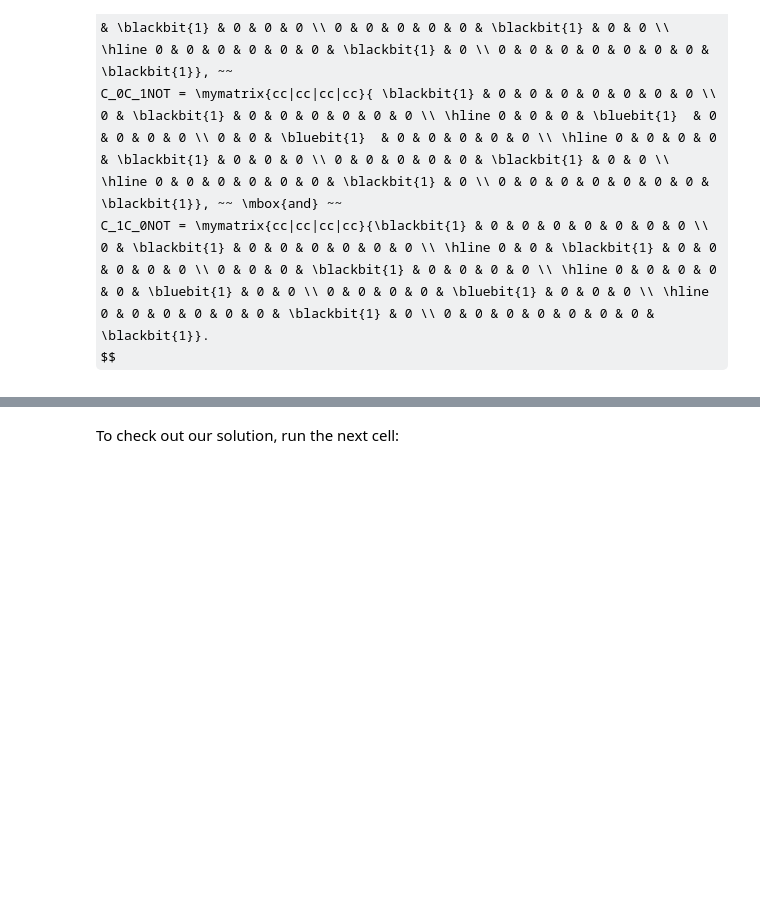
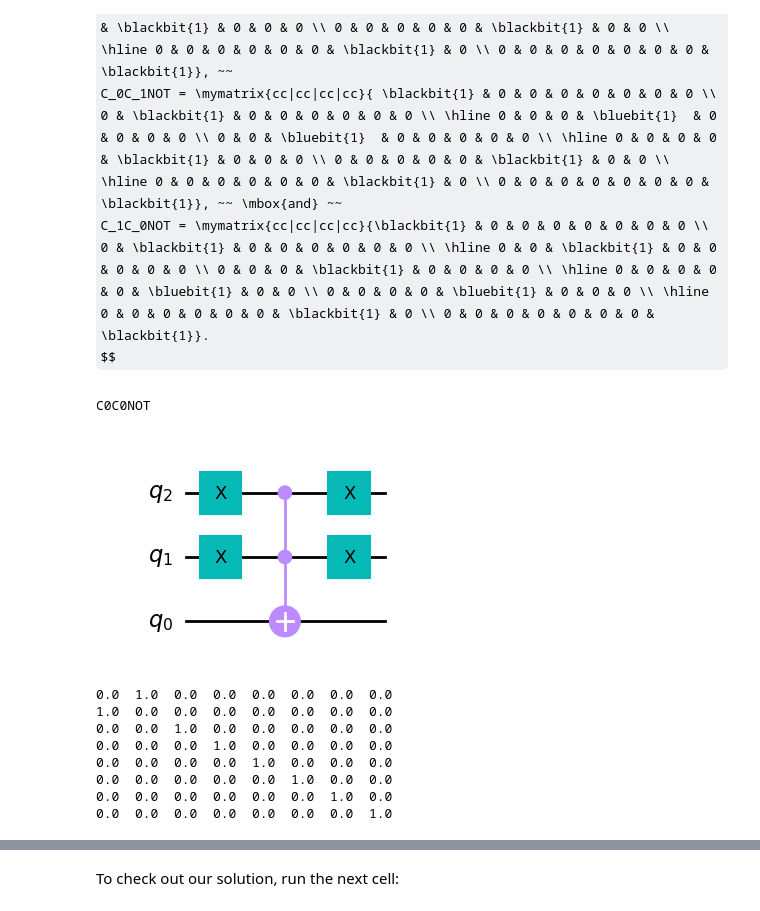
Before and after one commit to james-lucius/qureca_ADEQUATE, a Jupyter notebook: M2_331_Multiple_Control_Constructions_Exercise.ipynb, the cells around one changed output, grey strips where cells are left out. Cells and saved outputs as stored; diff of their text form; code cells hidden in the pictures; some formulas as TeX source; blank space fills up the shorter version.

```diff
--- a/M2_331_Multiple_Control_Constructions_Exercise.ipynb
+++ b/M2_331_Multiple_Control_Constructions_Exercise.ipynb
@@ -97,0 +94,35 @@ $$
+# %%
+#
+# your solution is here
+#
+from qiskit import QuantumRegister, ClassicalRegister, QuantumCircuit, execute, Aer
+qc = QuantumCircuit(3)
+
+print("C0C0NOT")
+qc.x(2)
+qc.x(1)
+qc.ccx(2, 1, 0)
+qc.x(2)
+qc.x(1)
+
+display(qc.draw(output = 'mpl', reverse_bits = True))
+
+job = execute(qc, Aer.get_backend('unitary_simulator'), shots = 1)
+current_unitary = job.result().get_unitary(qc, decimals = 3).data
+
+for row in current_unitary:
+  column = ""
+  for element in row:
+    column = column + str(round(element.real, 2)) + "  "
+  print(column)
+# %% [output]
+C0C0NOT
+[figure, added]
+0.0  1.0  0.0  0.0  0.0  0.0  0.0  0.0
+1.0  0.0  0.0  0.0  0.0  0.0  0.0  0.0
+0.0  0.0  1.0  0.0  0.0  0.0  0.0  0.0
+0.0  0.0  0.0  1.0  0.0  0.0  0.0  0.0
+0.0  0.0  0.0  0.0  1.0  0.0  0.0  0.0
+0.0  0.0  0.0  0.0  0.0  1.0  0.0  0.0
+0.0  0.0  0.0  0.0  0.0  0.0  1.0  0.0
+0.0  0.0  0.0  0.0  0.0  0.0  0.0  1.0
```
Also changed, not shown: parts of 13 cells of this notebook.
